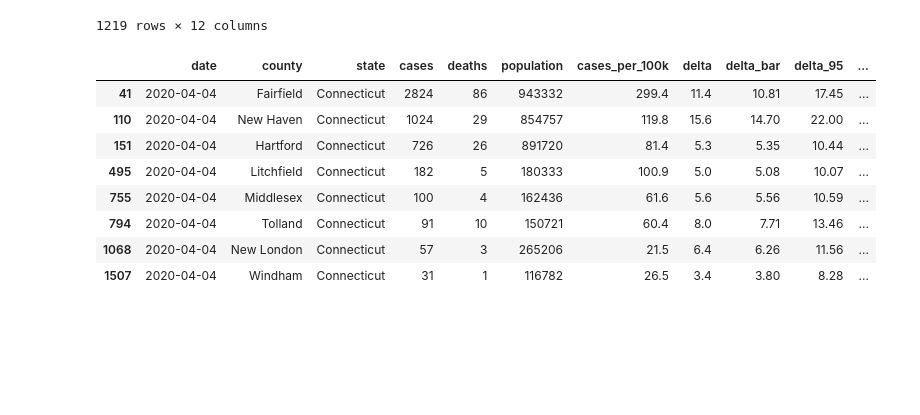
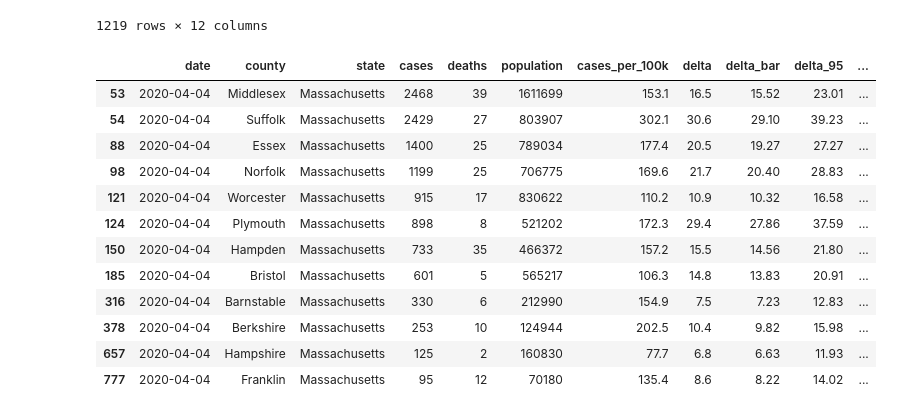
Before and after one commit to jdlafferty/covid-19, a Jupyter notebook: hierarchical-model.ipynb, the cells around one changed output. Saved outputs shown, nothing was run; the diff lists cells and outputs as text; code cells hidden in the pictures; blank space fills up the shorter version.

```diff
--- a/hierarchical-model.ipynb
+++ b/hierarchical-model.ipynb
@@ -236,14 +236,18 @@ df
 | 3311 | 2020-04-04 | Pittsylvania | Virginia | 2 | 0 | 60354 | 3.3 | 1.6 | 2.57 | 7.04 | ... |
 1219 rows × 12 columns
 # %%
-df[df['state']=='Connecticut']
+df[df['state']=='Massachusetts'].head(50)
 # %% [output]
 |  | date | county | state | cases | deaths | population | cases_per_100k | delta | delta_bar | delta_95 | ... |
-| 41 | 2020-04-04 | Fairfield | Connecticut | 2824 | 86 | 943332 | 299.4 | 11.4 | 10.81 | 17.45 | ... |
-| 110 | 2020-04-04 | New Haven | Connecticut | 1024 | 29 | 854757 | 119.8 | 15.6 | 14.70 | 22.00 | ... |
-| 151 | 2020-04-04 | Hartford | Connecticut | 726 | 26 | 891720 | 81.4 | 5.3 | 5.35 | 10.44 | ... |
-| 495 | 2020-04-04 | Litchfield | Connecticut | 182 | 5 | 180333 | 100.9 | 5.0 | 5.08 | 10.07 | ... |
-| 755 | 2020-04-04 | Middlesex | Connecticut | 100 | 4 | 162436 | 61.6 | 5.6 | 5.56 | 10.59 | ... |
-| 794 | 2020-04-04 | Tolland | Connecticut | 91 | 10 | 150721 | 60.4 | 8.0 | 7.71 | 13.46 | ... |
-| 1068 | 2020-04-04 | New London | Connecticut | 57 | 3 | 265206 | 21.5 | 6.4 | 6.26 | 11.56 | ... |
-| 1507 | 2020-04-04 | Windham | Connecticut | 31 | 1 | 116782 | 26.5 | 3.4 | 3.80 | 8.28 | ... |
+| 53 | 2020-04-04 | Middlesex | Massachusetts | 2468 | 39 | 1611699 | 153.1 | 16.5 | 15.52 | 23.01 | ... |
+| 54 | 2020-04-04 | Suffolk | Massachusetts | 2429 | 27 | 803907 | 302.1 | 30.6 | 29.10 | 39.23 | ... |
+| 88 | 2020-04-04 | Essex | Massachusetts | 1400 | 25 | 789034 | 177.4 | 20.5 | 19.27 | 27.27 | ... |
+| 98 | 2020-04-04 | Norfolk | Massachusetts | 1199 | 25 | 706775 | 169.6 | 21.7 | 20.40 | 28.83 | ... |
+| 121 | 2020-04-04 | Worcester | Massachusetts | 915 | 17 | 830622 | 110.2 | 10.9 | 10.32 | 16.58 | ... |
+| 124 | 2020-04-04 | Plymouth | Massachusetts | 898 | 8 | 521202 | 172.3 | 29.4 | 27.86 | 37.59 | ... |
+| 150 | 2020-04-04 | Hampden | Massachusetts | 733 | 35 | 466372 | 157.2 | 15.5 | 14.56 | 21.80 | ... |
+| 185 | 2020-04-04 | Bristol | Massachusetts | 601 | 5 | 565217 | 106.3 | 14.8 | 13.83 | 20.91 | ... |
+| 316 | 2020-04-04 | Barnstable | Massachusetts | 330 | 6 | 212990 | 154.9 | 7.5 | 7.23 | 12.83 | ... |
+| 378 | 2020-04-04 | Berkshire | Massachusetts | 253 | 10 | 124944 | 202.5 | 10.4 | 9.82 | 15.98 | ... |
+| 657 | 2020-04-04 | Hampshire | Massachusetts | 125 | 2 | 160830 | 77.7 | 6.8 | 6.63 | 11.93 | ... |
+| 777 | 2020-04-04 | Franklin | Massachusetts | 95 | 12 | 70180 | 135.4 | 8.6 | 8.22 | 14.02 | ... |
```
